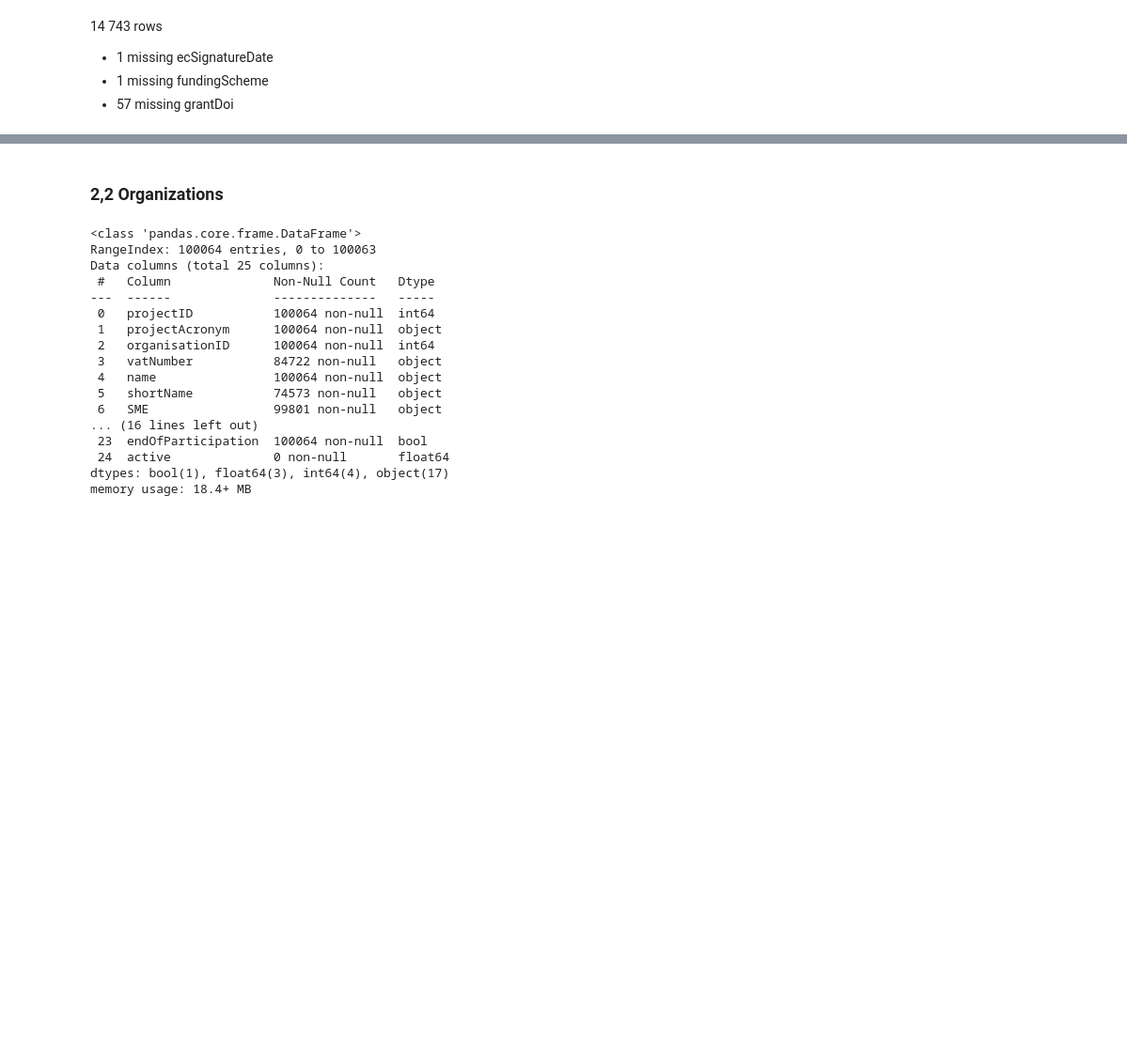
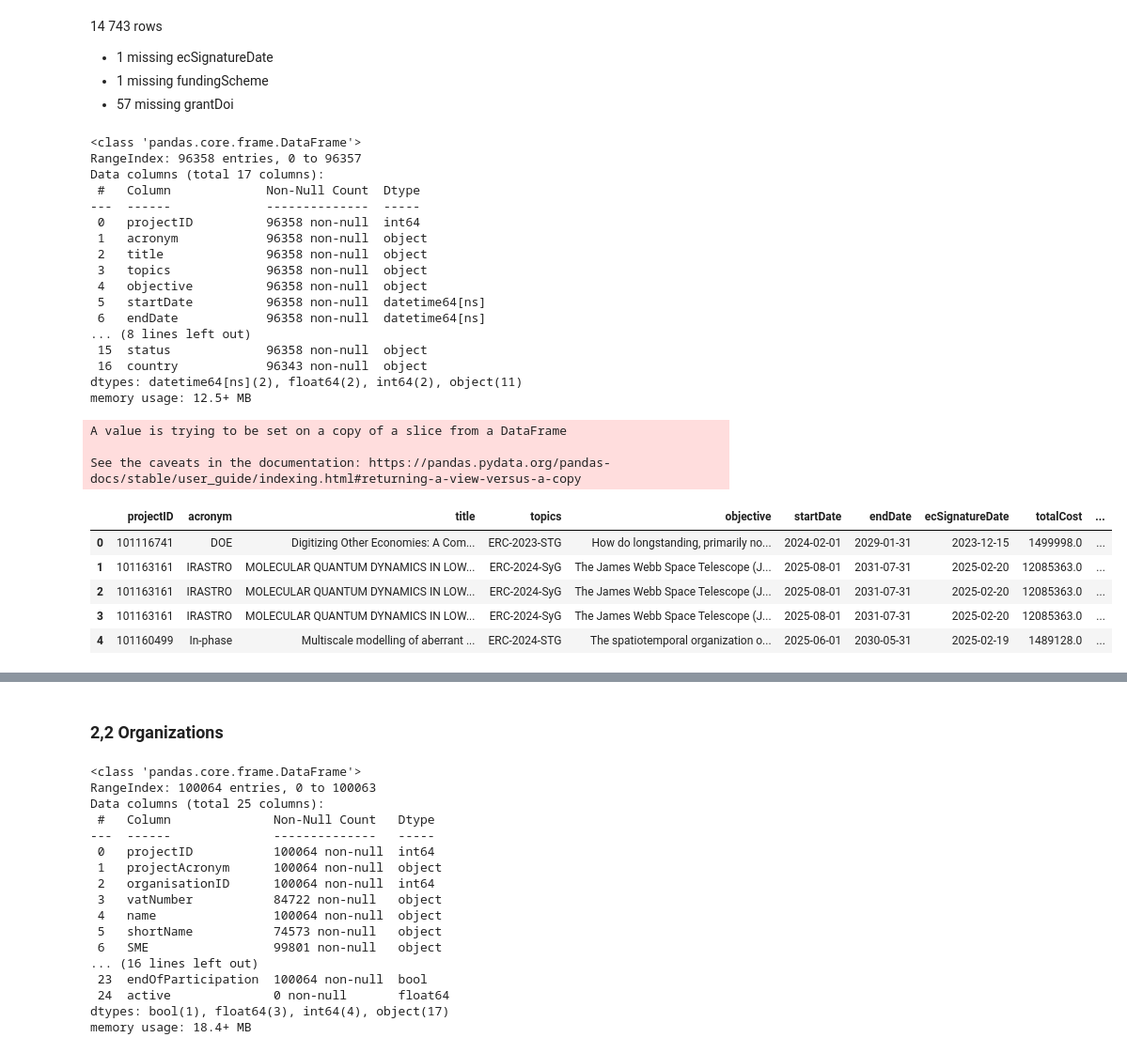
Before and after one commit to EliasIblisdir/MDA_project, a Jupyter notebook: Horizon.ipynb, the cells around one changed output, grey strips where cells are left out. Shown: that part at 94% size. Drawn from its saved outputs; the diff is of its cells as text; code cells hidden in the pictures; blank space fills up the shorter version.

```diff
--- a/Horizon.ipynb
+++ b/Horizon.ipynb
@@ -168,3 +168,44 @@ projects
 - 1 missing ecSignatureDate
 - 1 missing fundingScheme
 - 57 missing grantDoi
+# %%
+#Now I want to add a column to the projects dataframe that contains information on the country based on the project ID.
+
+projects.rename(columns={"id": "projectID"}, inplace=True)
+
+
+projects = projects.merge(
+    organizations[["projectID", "country"]],
+    on="projectID",
+    how="left"
+)
+
+projects.info()
+projects.head()
+# %% [output]
+<class 'pandas.core.frame.DataFrame'>
+RangeIndex: 96358 entries, 0 to 96357
+Data columns (total 17 columns):
+ #   Column             Non-Null Count  Dtype
+---  ------             --------------  -----
+ 0   projectID          96358 non-null  int64
+ 1   acronym            96358 non-null  object
+ 2   title              96358 non-null  object
+ 3   topics             96358 non-null  object
+ 4   objective          96358 non-null  object
+ 5   startDate          96358 non-null  datetime64[ns]
+ 6   endDate            96358 non-null  datetime64[ns]
+... (8 lines left out)
+ 15  status             96358 non-null  object
+ 16  country            96343 non-null  object
+dtypes: datetime64[ns](2), float64(2), int64(2), object(11)
+memory usage: 12.5+ MB
+A value is trying to be set on a copy of a slice from a DataFrame
+
+See the caveats in the documentation: https://pandas.pydata.org/pandas-docs/stable/user_guide/indexing.html#returning-a-view-versus-a-copy
+|  | projectID | acronym | title | topics | objective | startDate | endDate | ecSignatureDate | totalCost | ... |
+| 0 | 101116741 | DOE | Digitizing Other Economies: A Com... | ERC-2023-STG | How do longstanding, primarily no... | 2024-02-01 | 2029-01-31 | 2023-12-15 | 1499998.0 | ... |
+| 1 | 101163161 | IRASTRO | MOLECULAR QUANTUM DYNAMICS IN LOW... | ERC-2024-SyG | The James Webb Space Telescope (J... | 2025-08-01 | 2031-07-31 | 2025-02-20 | 12085363.0 | ... |
+| 2 | 101163161 | IRASTRO | MOLECULAR QUANTUM DYNAMICS IN LOW... | ERC-2024-SyG | The James Webb Space Telescope (J... | 2025-08-01 | 2031-07-31 | 2025-02-20 | 12085363.0 | ... |
+| 3 | 101163161 | IRASTRO | MOLECULAR QUANTUM DYNAMICS IN LOW... | ERC-2024-SyG | The James Webb Space Telescope (J... | 2025-08-01 | 2031-07-31 | 2025-02-20 | 12085363.0 | ... |
+| 4 | 101160499 | In-phase | Multiscale modelling of aberrant ... | ERC-2024-STG | The spatiotemporal organization o... | 2025-06-01 | 2030-05-31 | 2025-02-19 | 1489128.0 | ... |
```
Also changed, not shown: parts of 5 cells of this notebook, 1 other file.
